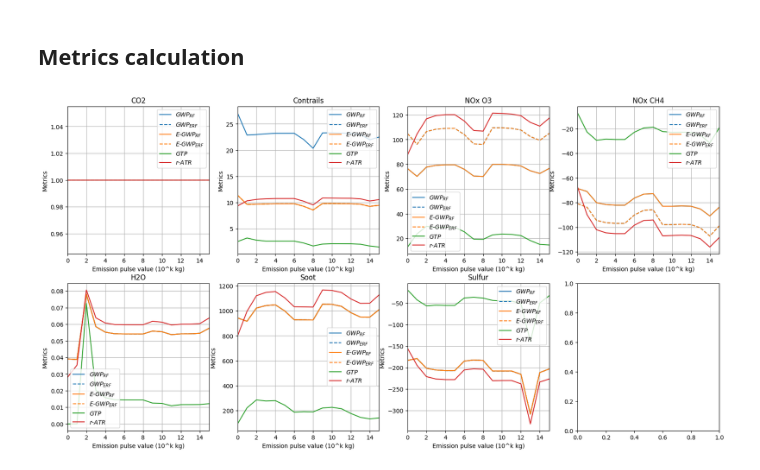
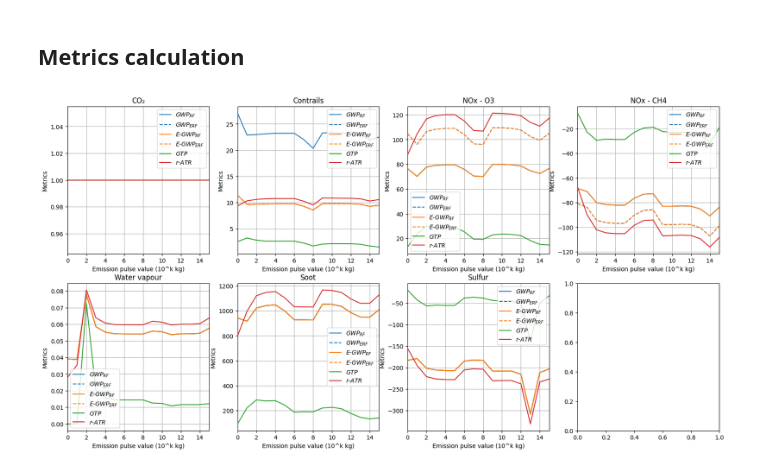
Before and after one commit to AeroMAPS/AeroCM, a Jupyter notebook: metrics_pulse_sensitivity.ipynb, the cells around one changed output. Saved outputs shown, nothing was run; the diff lists cells and outputs as text; code cells hidden in the pictures.

```diff
--- a/metrics_pulse_sensitivity.ipynb
+++ b/metrics_pulse_sensitivity.ipynb
@@ -97,35 +103,35 @@ for studied_species in ["Aviation CO2", "Aviation contrails", "Aviation NOx ST O
 fig, axes = plt.subplots(2, 4, figsize=(20, 10))
 
 for i, ax in enumerate(axes.flat):
     if i != 7:
         x_axis = range(0, len(gwp_rf[:, i]))
         ax.plot(x_axis, gwp_rf[:, i], label=r'$GWP_{RF}$', color='C0')
         ax.plot(x_axis, gwp_erf[:, i], label=r'$GWP_{ERF}$', color='C0', linestyle='--')
         ax.plot(x_axis, egwp_rf[:, i], label=r'$E\text{-}GWP_{RF}$', color='C1')
         ax.plot(x_axis, egwp_erf[:, i], label=r'$E\text{-}GWP_{ERF}$', color='C1', linestyle='--')
         ax.plot(x_axis, gtp[:, i], label=r'$GTP$', color='C2')
         ax.plot(x_axis, ratr[:, i], label=r'$r\text{-}ATR$', color='C3')
         ax.set_xlim(0,len(gwp_rf[:, i])-1)
         ax.set_xlabel('Emission pulse value (10^k kg)')
         ax.set_ylabel('Metrics')
         if i == 0:
-            ax.set_title('CO2')
+            ax.set_title('CO₂')
         elif i == 1:
             ax.set_title('Contrails')
         elif i == 2:
-            ax.set_title('NOx O3')
+            ax.set_title('NOx - O3')
         elif i == 3:
-            ax.set_title('NOx CH4')
+            ax.set_title('NOx - CH4')
         elif i == 4:
-            ax.set_title('H2O')
+            ax.set_title('Water vapour')
         elif i == 5:
             ax.set_title('Soot')
         elif i == 6:
             ax.set_title('Sulfur')
         ax.grid()
         ax.legend()
 
 #plt.tight_layout(rect=[0, 0.03, 1, 0.95])
 plt.show()
 # %% [output]
-[figure, old version]
+[figure, new version]
```
Also changed, not shown: parts of 2 cells of this notebook, 10 other files.
